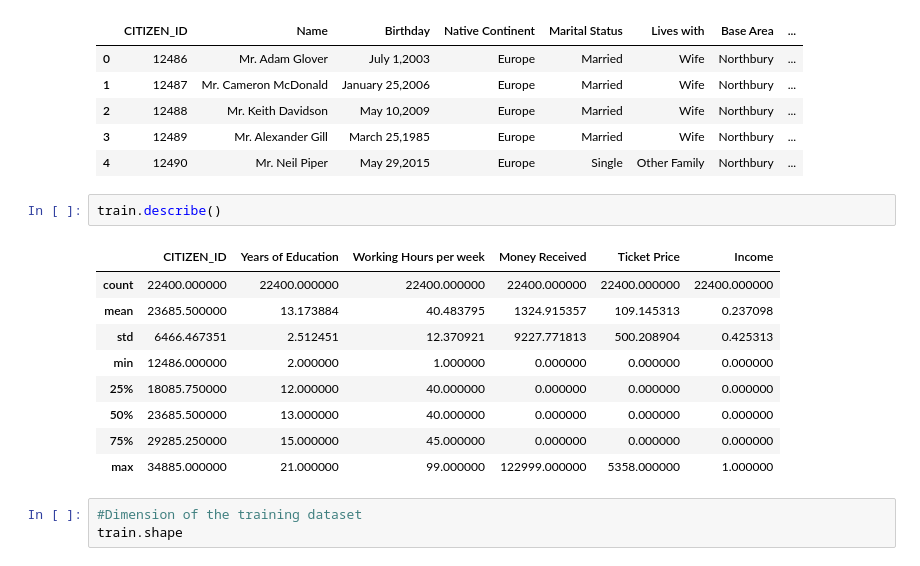
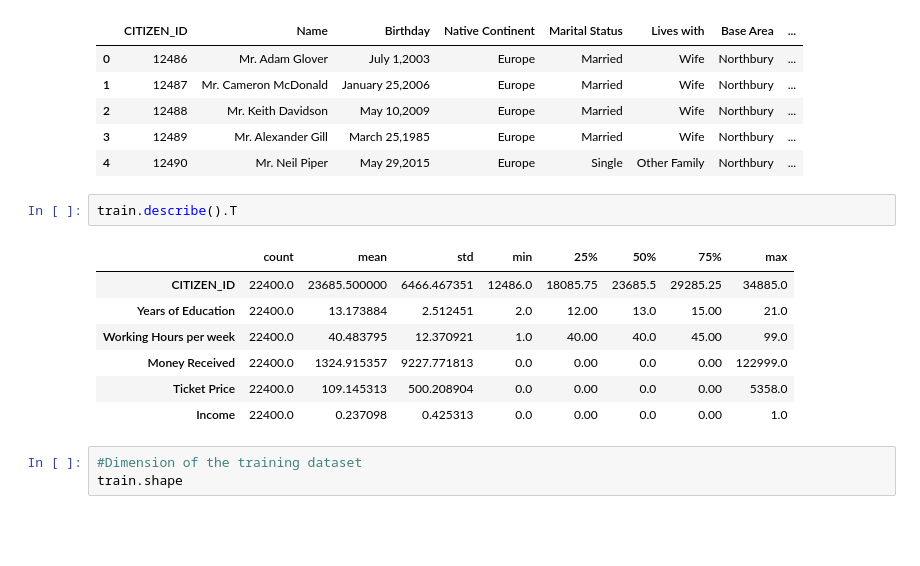
Before and after one commit to johnruiz24/ML_Project, a Jupyter notebook: ML Project 3 datasets.ipynb, the cells around one changed output. Drawn from its saved outputs; the diff is of its cells as text; blank space fills up the shorter version.

```diff
--- a/ML Project 3 datasets.ipynb
+++ b/ML Project 3 datasets.ipynb
@@ -73,17 +75,15 @@ train.head()
 | 3 | 12489 | Mr. Alexander Gill | March 25,1985 | Europe | Married | Wife | Northbury | ... |
 | 4 | 12490 | Mr. Neil Piper | May 29,2015 | Europe | Single | Other Family | Northbury | ... |
 # %%
-train.describe()
+train.describe().T
 # %% [output]
-|  | CITIZEN_ID | Years of Education | Working Hours per week | Money Received | Ticket Price | Income |
-| count | 22400.000000 | 22400.000000 | 22400.000000 | 22400.000000 | 22400.000000 | 22400.000000 |
-| mean | 23685.500000 | 13.173884 | 40.483795 | 1324.915357 | 109.145313 | 0.237098 |
-| std | 6466.467351 | 2.512451 | 12.370921 | 9227.771813 | 500.208904 | 0.425313 |
-| min | 12486.000000 | 2.000000 | 1.000000 | 0.000000 | 0.000000 | 0.000000 |
-| 25% | 18085.750000 | 12.000000 | 40.000000 | 0.000000 | 0.000000 | 0.000000 |
-| 50% | 23685.500000 | 13.000000 | 40.000000 | 0.000000 | 0.000000 | 0.000000 |
-| 75% | 29285.250000 | 15.000000 | 45.000000 | 0.000000 | 0.000000 | 0.000000 |
-| max | 34885.000000 | 21.000000 | 99.000000 | 122999.000000 | 5358.000000 | 1.000000 |
+|  | count | mean | std | min | 25% | 50% | 75% | max |
+| CITIZEN_ID | 22400.0 | 23685.500000 | 6466.467351 | 12486.0 | 18085.75 | 23685.5 | 29285.25 | 34885.0 |
+| Years of Education | 22400.0 | 13.173884 | 2.512451 | 2.0 | 12.00 | 13.0 | 15.00 | 21.0 |
+| Working Hours per week | 22400.0 | 40.483795 | 12.370921 | 1.0 | 40.00 | 40.0 | 45.00 | 99.0 |
+| Money Received | 22400.0 | 1324.915357 | 9227.771813 | 0.0 | 0.00 | 0.0 | 0.00 | 122999.0 |
+| Ticket Price | 22400.0 | 109.145313 | 500.208904 | 0.0 | 0.00 | 0.0 | 0.00 | 5358.0 |
+| Income | 22400.0 | 0.237098 | 0.425313 | 0.0 | 0.00 | 0.0 | 0.00 | 1.0 |
 # %%
 #Dimension of the training dataset
 train.shape
```
Also changed, not shown: parts of 22 cells of this notebook.
